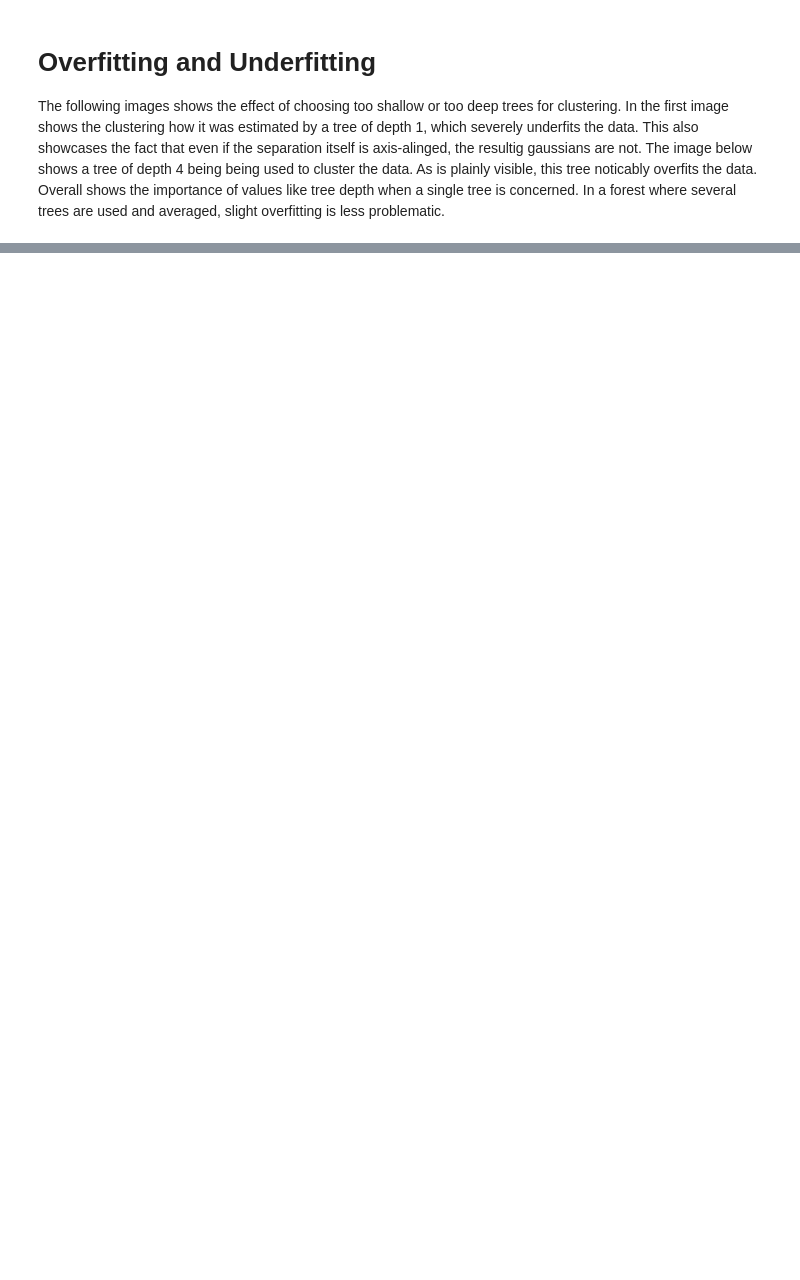
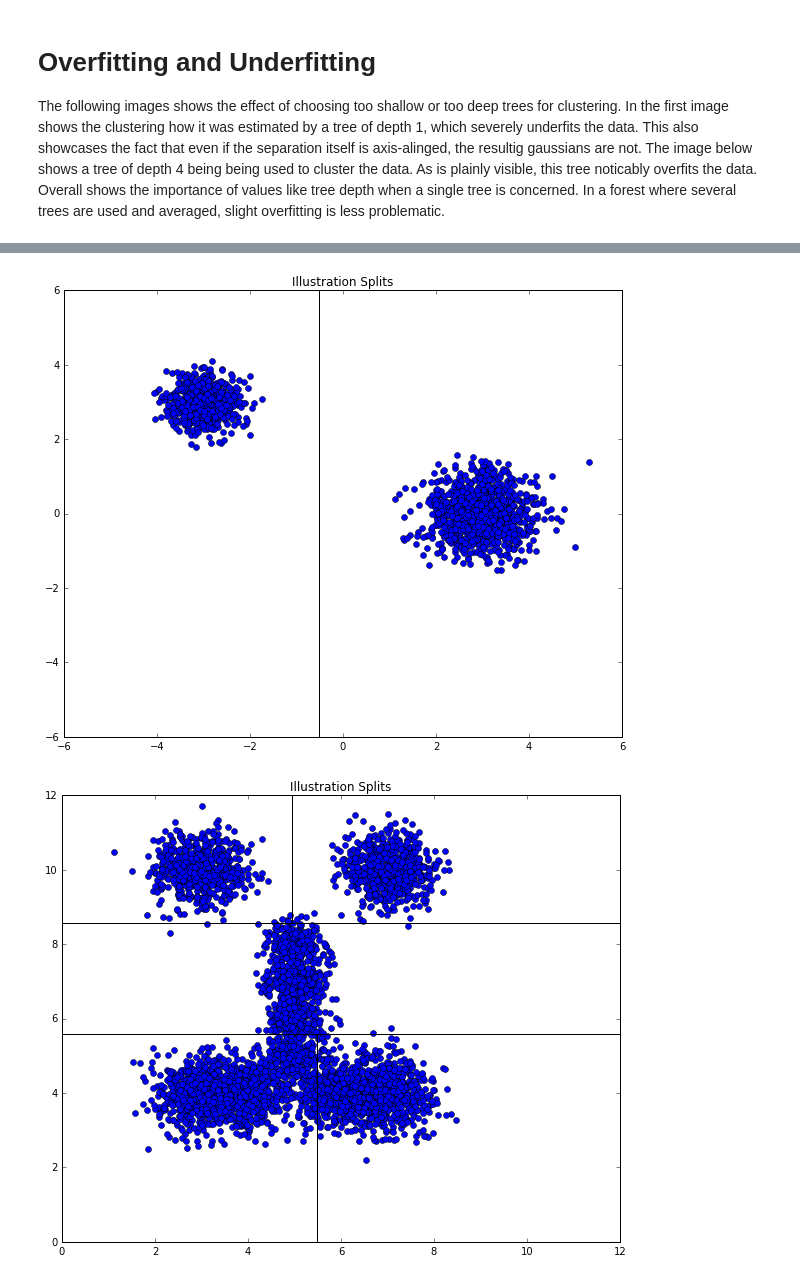
Before and after one commit to kfritsch/density_forest, a Jupyter notebook: DensityTree.ipynb, the cells around one changed output, grey strips where cells are left out. Cells and saved outputs as stored; diff of their text form; code cells hidden in the pictures; blank space fills up the shorter version.

```diff
--- a/DensityTree.ipynb
+++ b/DensityTree.ipynb
@@ -177,0 +326,13 @@ plotlin(data,DensityTree5,xlim=[0,6],ylim=[0,6],title='Results: Tree Depth = 2')
+# %%
+DensityTree7=RandomDensityTree(max_depth=5,min_infogain=1.5,num_splits=50,splittype='axis')
+DensityTree7.fit(X_train)
+
+plotaxis(X_train,DensityTree7,xlim=[-6,6],ylim=[-6,6],showcov=False,title='Illustration Splits')
+
+DensityTree8=RandomDensityTree(max_depth=5,min_infogain=1.5,num_splits=50,splittype='axis')
+DensityTree8.fit(obs)
+
+plotaxis(obs,DensityTree8,xlim=[0,12],ylim=[0,12],showcov=False,title='Illustration Splits')
+# %% [output]
+[figure, added]
+[figure, added]
```
Also changed, not shown: parts of 16 cells of this notebook.
